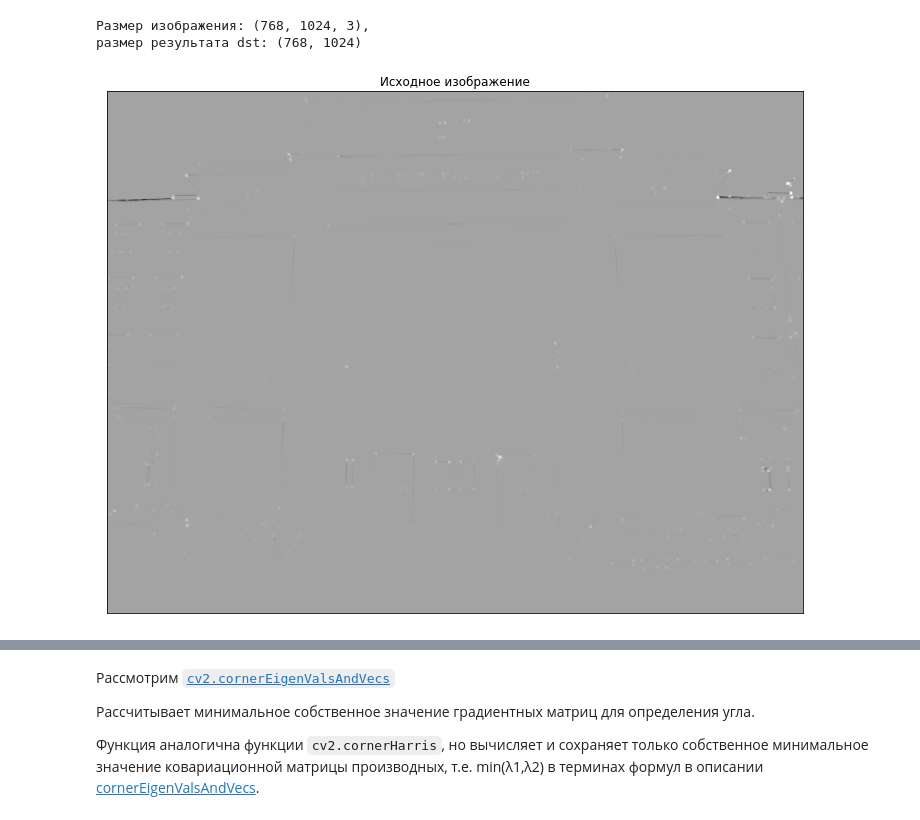
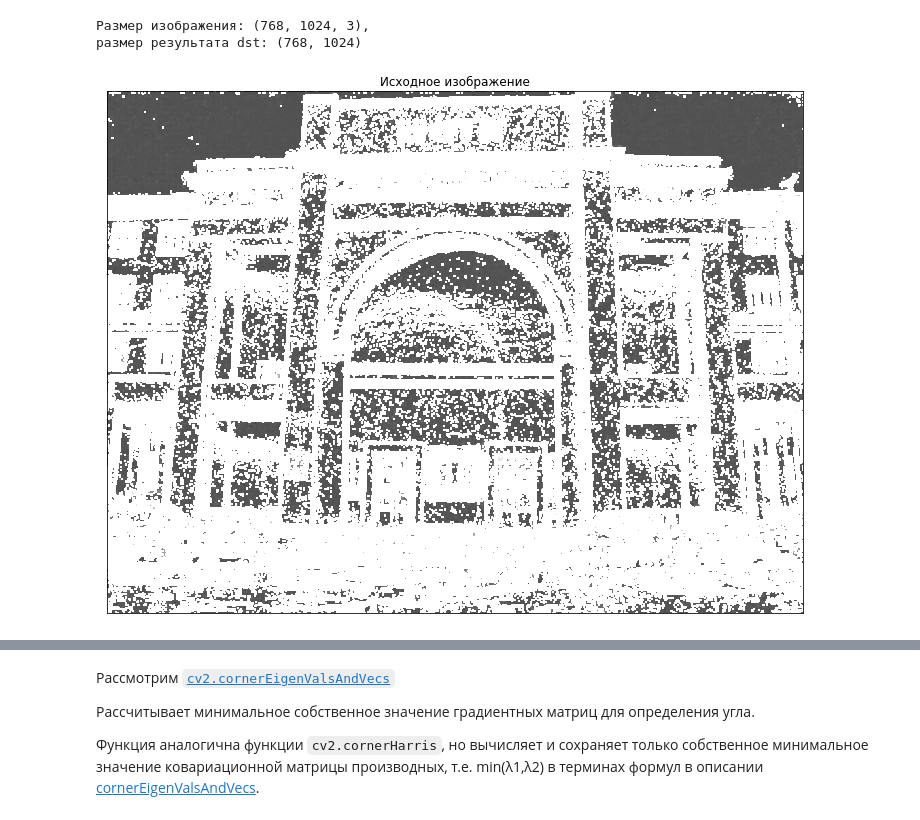
Before and after one commit to ml-dafe/cv_mipt_major, a Jupyter notebook: week_05_local_features/seminar_05.ipynb, the cells around one changed output, grey strips where cells are left out. Drawn from its saved outputs; the diff is of its cells as text; code cells hidden in the pictures.

```diff
--- a/week_05_local_features/seminar_05.ipynb
+++ b/week_05_local_features/seminar_05.ipynb
@@ -113,7 +113,7 @@ plot_one_image(gray, is_gray=True)
 [figure]
 # %%
 dst = cv2.cornerHarris(gray, blockSize=3, ksize=1, k=0.14)
-dst = cv2.dilate(dst, None)  # расширение
+# dst = cv2.dilate(dst, None)  # расширение
 
 print(f'Размер изображения: {image.shape}, \nразмер результата dst: {dst.shape}')
 # %% [output]
@@ -124,6 +124,6 @@ print(f'Размер изображения: {image.shape}, \nразмер ре
 dst_normed = (dst - dst.min()) / (dst.max() - dst.min())
 # %%
 # Карта углов
-plot_one_image(dst_normed, is_gray=True)
+plot_one_image(np.log(dst + 1e-10), is_gray=True)
 # %% [output]
-[figure, old version]
+[figure, new version]
```
Also changed, not shown: parts of 7 cells of this notebook, 38 other files.
